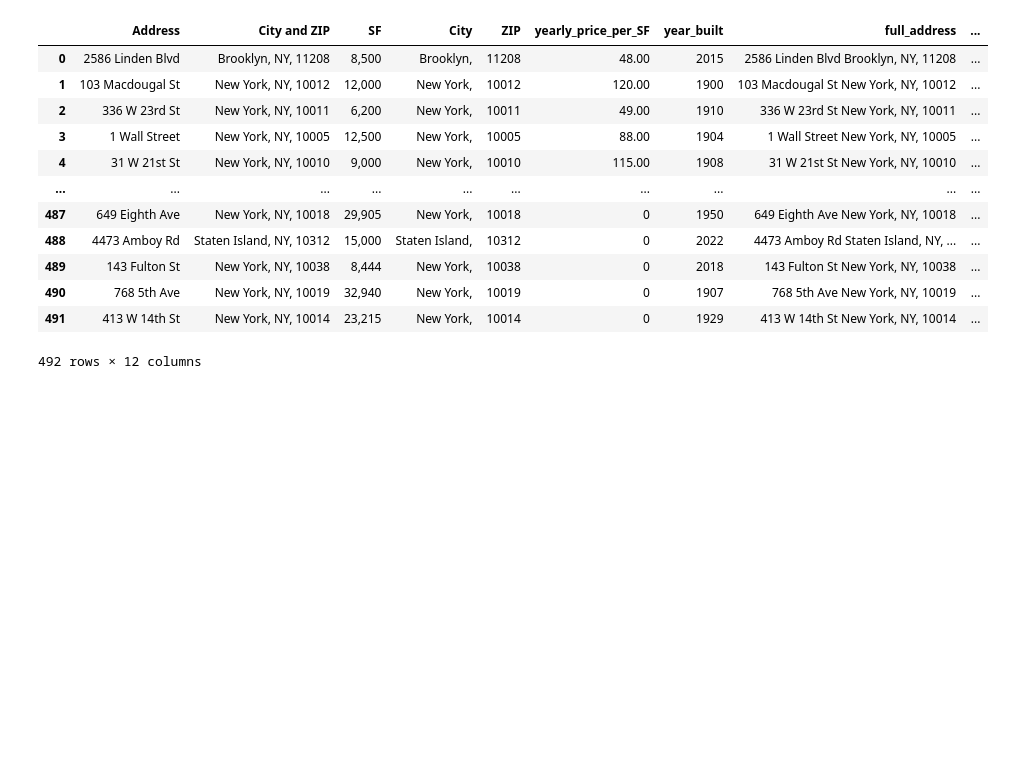
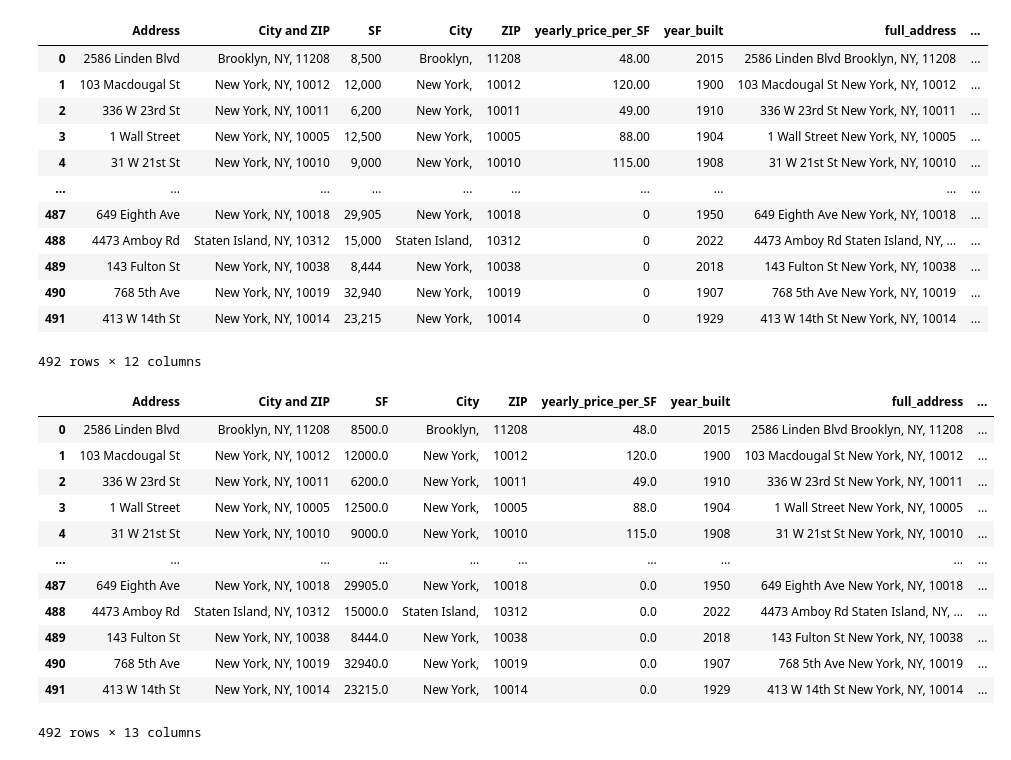
Before and after one commit to y-prog/geospatial, a Jupyter notebook: ny_geo/nyc_apple_stores_proj.ipynb, the cells around one changed output. Cells and saved outputs as stored; diff of their text form; code cells hidden in the pictures; blank space fills up the shorter version.

```diff
--- a/ny_geo/nyc_apple_stores_proj.ipynb
+++ b/ny_geo/nyc_apple_stores_proj.ipynb
@@ -115,7 +96,7 @@ df['Price'] = df['Price'].replace('none', ' - 0 SF/YR')
 def get_substring(string, start_vals, end_vals):
     max_indices_from_left = ([string.rfind(val) for val in start_vals])
     max_index_from_left = max(max_indices_from_left) if max_indices_from_left else -1
-    truncate_left_side = string[max_index_from_left+len(string[max_index]):]
+    truncate_left_side = string[max_index_from_left+len(string[max_index_from_left]):]
     min_indices_from_right = [truncate_left_side.find(val) for val in end_vals]
     min_index_from_right = min(min_indices_from_right) if min_indices_from_right else -1
     truncate_right_side = truncate_left_side[:min_index_from_right]
@@ -335,3 +316,46 @@ df
 | 490 | 768 5th Ave | New York, NY, 10019 | 32,940 | New York, | 10019 | 0 | 1907 | 768 5th Ave New York, NY, 10019 | ... |
 | 491 | 413 W 14th St | New York, NY, 10014 | 23,215 | New York, | 10014 | 0 | 1929 | 413 W 14th St New York, NY, 10014 | ... |
 492 rows × 12 columns
+# %%
+# Remove non-numeric characters and convert to float
+df['SF'] = df['SF'].str.replace(',', '').str.strip().astype(float)
+
+# convert price to float
+df['yearly_price_per_SF'] = df['yearly_price_per_SF'].astype(float)
+
+# Convert 'year_built' column to integers
+df['year_built'] = df['year_built'].astype(int)
+# %%
+# Create binary variables based on criteria
+potential_location_distance = df['nearest_distance'] >= np.median(df.nearest_distance)
+potential_location_income = df['weighted_avg_income'] >= np.median(df.weighted_avg_income)
+potential_location_sf = df['SF'] >= np.median(df.SF)
+potential_location_price = df['yearly_price_per_SF'] <= np.median(df.yearly_price_per_SF)
+potential_location_year = df['year_built'] >= np.median(df.year_built)
+
+# Combine criteria
+potential_location_combined = (
+    potential_location_distance &
+    potential_location_income &
+    potential_location_sf &
+    potential_location_price &
+    potential_location_year
+)
+
+# Label dataframe based on combined criteria
+df['potential_location'] = potential_location_combined.astype(int)
+df
+# %% [output]
+|  | Address | City and ZIP | SF | City | ZIP | yearly_price_per_SF | year_built | full_address | ... |
+| 0 | 2586 Linden Blvd | Brooklyn, NY, 11208 | 8500.0 | Brooklyn, | 11208 | 48.0 | 2015 | 2586 Linden Blvd Brooklyn, NY, 11208 | ... |
+| 1 | 103 Macdougal St | New York, NY, 10012 | 12000.0 | New York, | 10012 | 120.0 | 1900 | 103 Macdougal St New York, NY, 10012 | ... |
+| 2 | 336 W 23rd St | New York, NY, 10011 | 6200.0 | New York, | 10011 | 49.0 | 1910 | 336 W 23rd St New York, NY, 10011 | ... |
+| 3 | 1 Wall Street | New York, NY, 10005 | 12500.0 | New York, | 10005 | 88.0 | 1904 | 1 Wall Street New York, NY, 10005 | ... |
+| 4 | 31 W 21st St | New York, NY, 10010 | 9000.0 | New York, | 10010 | 115.0 | 1908 | 31 W 21st St New York, NY, 10010 | ... |
+| ... | ... | ... | ... | ... | ... | ... | ... | ... | ... |
+| 487 | 649 Eighth Ave | New York, NY, 10018 | 29905.0 | New York, | 10018 | 0.0 | 1950 | 649 Eighth Ave New York, NY, 10018 | ... |
+| 488 | 4473 Amboy Rd | Staten Island, NY, 10312 | 15000.0 | Staten Island, | 10312 | 0.0 | 2022 | 4473 Amboy Rd Staten Island, NY, ... | ... |
+| 489 | 143 Fulton St | New York, NY, 10038 | 8444.0 | New York, | 10038 | 0.0 | 2018 | 143 Fulton St New York, NY, 10038 | ... |
+| 490 | 768 5th Ave | New York, NY, 10019 | 32940.0 | New York, | 10019 | 0.0 | 1907 | 768 5th Ave New York, NY, 10019 | ... |
+| 491 | 413 W 14th St | New York, NY, 10014 | 23215.0 | New York, | 10014 | 0.0 | 1929 | 413 W 14th St New York, NY, 10014 | ... |
+492 rows × 13 columns
```
Also changed, not shown: parts of 8 cells of this notebook, 4 other files.
